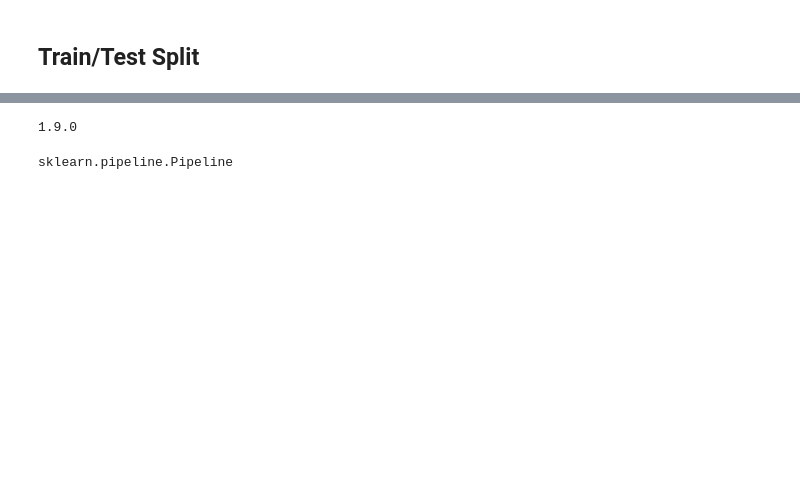
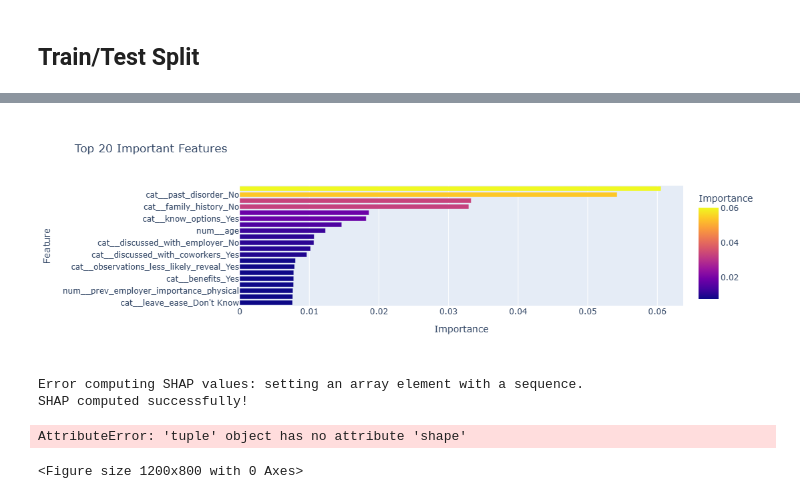
Before and after one commit to acelin009/MentalHealth-AI, a Jupyter notebook: notebooks/08_Model_Explainability.ipynb, the cells around one changed output, grey strips where cells are left out. Drawn from its saved outputs; the diff is of its cells as text; code cells hidden in the pictures; blank space fills up the shorter version.

```diff
--- a/notebooks/08_Model_Explainability.ipynb
+++ b/notebooks/08_Model_Explainability.ipynb
@@ -105,6 +97,19 @@ X_sample = X_test.sample(
 # %%
-explainer, explanation, feature_names = compute_shap_values(
-    model,
-    X_sample
+rf = model.named_steps["classifier"]
+
+preprocessor = model.named_steps["preprocessor"]
+
+feature_names = preprocessor.get_feature_names_out()
+
+importance = pd.DataFrame({
+    "Feature": feature_names,
+    "Importance": rf.feature_importances_
+})
+
+importance = importance.sort_values(
+    "Importance",
+    ascending=False
 )
+
+importance.head(20)
 # %% [output]
@@ -113,9 +133,49 @@ Error computing SHAP values: setting an array element with a sequence.
 # %%
-import sklearn
-print(sklearn.__version__)
+fig = px.bar(
+    importance.head(20),
+    x="Importance",
+    y="Feature",
+    orientation="h",
+    color="Importance",
+    title="Top 20 Important Features"
+)
+
+fig.update_layout(
+    yaxis=dict(categoryorder="total ascending")
+)
+
+fig.show()
 # %% [output]
-1.9.0
+[figure, added]
 # %%
-sklearn.pipeline.Pipeline
+X_sample = X_test.sample(
+    100,
+    random_state=42
+)
-# %% [output]
-sklearn.pipeline.Pipeline
+# %%
+try:
+
+    shap_result = compute_shap_values(
+        model,
+        X_sample
+    )
+
+    print("SHAP computed successfully!")
+
+except Exception as e:
+
+    print(e)
+
+    shap_result = None
+# %% [output]
+Error computing SHAP values: setting an array element with a sequence.
+SHAP computed successfully!
+# %%
+if shap_result is not None:
+
+    plot_shap_summary(
+        shap_result
+    )
+# %% [output]
+AttributeError: 'tuple' object has no attribute 'shape'
+<Figure size 1200x800 with 0 Axes>
```
Also changed, not shown: parts of 9 cells of this notebook.
